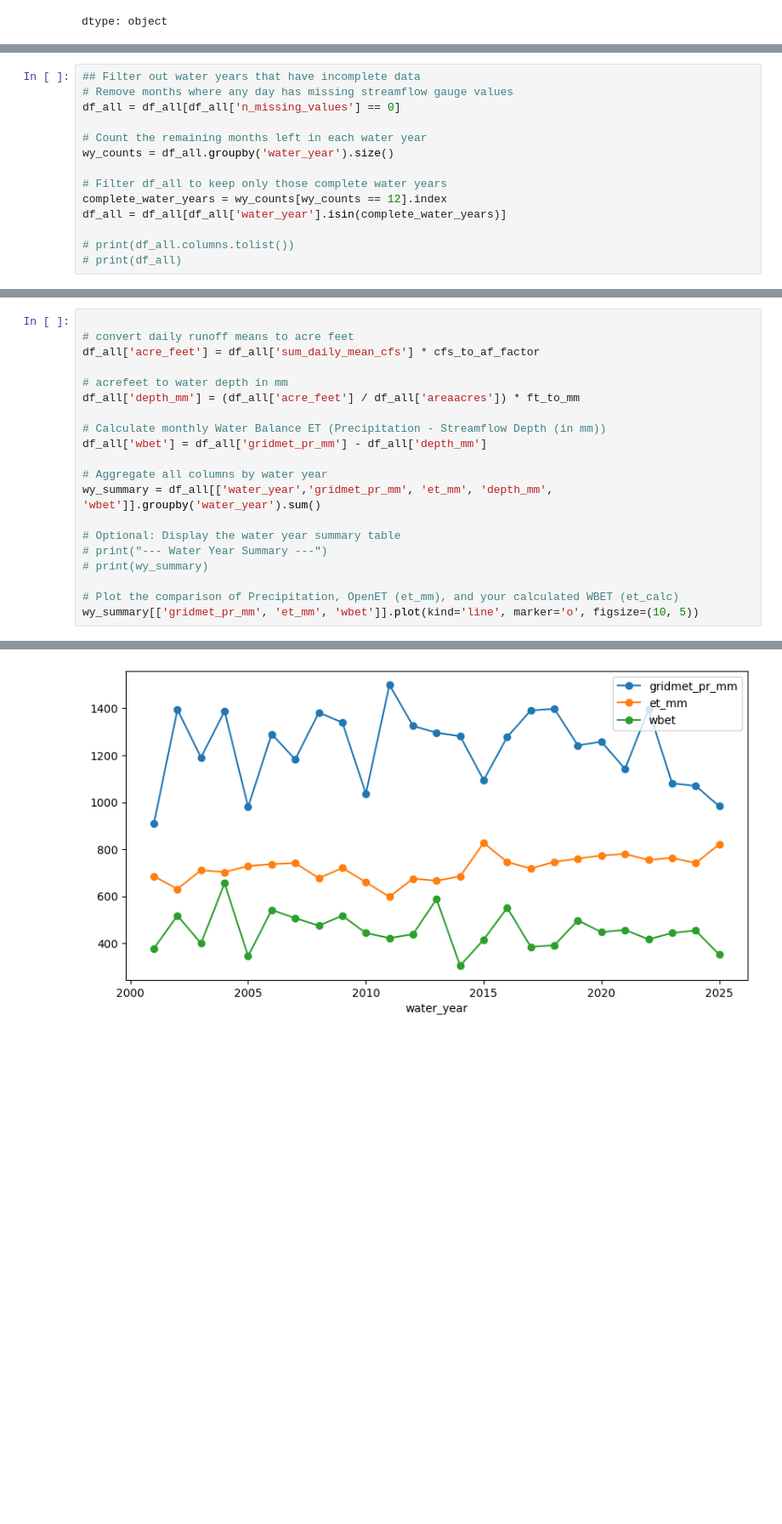
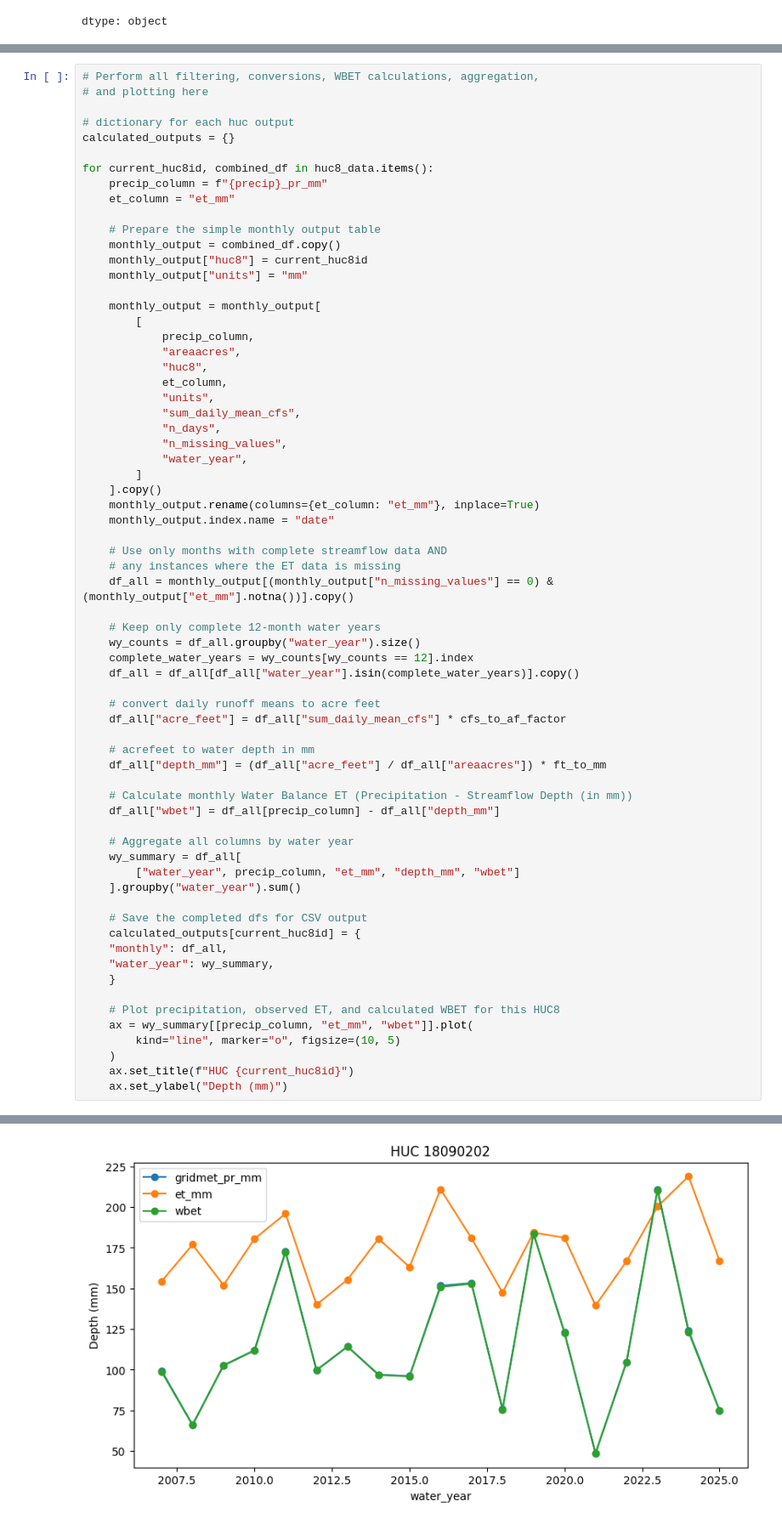
Before and after one commit to watrs-csumb/huc8basin-water-balance, a Jupyter notebook: water_balance_et.ipynb, the cells around one changed output, grey strips where cells are left out. Shown at 85% size. Saved outputs shown, nothing was run; the diff lists cells and outputs as text; blank space fills up the shorter version.

Commit message:
Updated wbet script, creates two csvs for two hucs, and two combined huc csvs

```diff
--- a/water_balance_et.ipynb
+++ b/water_balance_et.ipynb
@@ -338,15 +334 @@ This section removes any months with n_missing_values > 0, so all the final wbet
-# %%
-## Filter out water years that have incomplete data
-# Remove months where any day has missing streamflow gauge values
-df_all = df_all[df_all['n_missing_values'] == 0]
-
-# Count the remaining months left in each water year
-wy_counts = df_all.groupby('water_year').size()
-
-# Filter df_all to keep only those complete water years
-complete_water_years = wy_counts[wy_counts == 12].index
-df_all = df_all[df_all['water_year'].isin(complete_water_years)]
-
-# print(df_all.columns.tolist())
-# print(df_all)
 # %% [markdown]
@@ -366,23 +369,70 @@ WBET = P - Q
 
 `wy_summary` contains the water year aggregation table and is plotted at the end to compare WBET with observed ET
 # %%
+# Perform all filtering, conversions, WBET calculations, aggregation,
+# and plotting here
 
-# convert daily runoff means to acre feet
-df_all['acre_feet'] = df_all['sum_daily_mean_cfs'] * cfs_to_af_factor
+# dictionary for each huc output
+calculated_outputs = {}
 
-# acrefeet to water depth in mm
-df_all['depth_mm'] = (df_all['acre_feet'] / df_all['areaacres']) * ft_to_mm
+for current_huc8id, combined_df in huc8_data.items():
+    precip_column = f"{precip}_pr_mm"
+    et_column = "et_mm"
 
-# Calculate monthly Water Balance ET (Precipitation - Streamflow Depth (in mm))
-df_all['wbet'] = df_all['gridmet_pr_mm'] - df_all['depth_mm']
+    # Prepare the simple monthly output table
+    monthly_output = combined_df.copy()
+    monthly_output["huc8"] = current_huc8id
+    monthly_output["units"] = "mm"
 
-# Aggregate all columns by water year
-wy_summary = df_all[['water_year','gridmet_pr_mm', 'et_mm', 'depth_mm', 'wbet']].groupby('water_year').sum()
+    monthly_output = monthly_output[
+        [
+            precip_column,
+            "areaacres",
+            "huc8",
+            et_column,
+            "units",
+            "sum_daily_mean_cfs",
+            "n_days",
+            "n_missing_values",
+            "water_year",
+        ]
+    ].copy()
+    monthly_output.rename(columns={et_column: "et_mm"}, inplace=True)
+    monthly_output.index.name = "date"
 
-# Optional: Display the water year summary table
-# print("--- Water Year Summary ---")
-# print(wy_summary)
+    # Use only months with complete streamflow data AND
+    # any instances where the ET data is missing
+    df_all = monthly_output[(monthly_output["n_missing_values"] == 0) & (monthly_output["et_mm"].notna())].copy()
 
-# Plot the comparison of Precipitation, OpenET (et_mm), and your calculated WBET (et_calc)
-wy_summary[['gridmet_pr_mm', 'et_mm', 'wbet']].plot(kind='line', marker='o', figsize=(10, 5))
+    # Keep only complete 12-month water years
+    wy_counts = df_all.groupby("water_year").size()
+    complete_water_years = wy_counts[wy_counts == 12].index
+    df_all = df_all[df_all["water_year"].isin(complete_water_years)].copy()
+
+    # convert daily runoff means to acre feet
+    df_all["acre_feet"] = df_all["sum_daily_mean_cfs"] * cfs_to_af_factor
+
+    # acrefeet to water depth in mm
+    df_all["depth_mm"] = (df_all["acre_feet"] / df_all["areaacres"]) * ft_to_mm
+
+    # Calculate monthly Water Balance ET (Precipitation - Streamflow Depth (in mm))
+    df_all["wbet"] = df_all[precip_column] - df_all["depth_mm"]
+
+    # Aggregate all columns by water year
+    wy_summary = df_all[
+        ["water_year", precip_column, "et_mm", "depth_mm", "wbet"]
+    ].groupby("water_year").sum()
+
+    # Save the completed dfs for CSV output
+    calculated_outputs[current_huc8id] = {
+    "monthly": df_all,
+    "water_year": wy_summary,
+    }
+
+    # Plot precipitation, observed ET, and calculated WBET for this HUC8
+    ax = wy_summary[[precip_column, "et_mm", "wbet"]].plot(
+        kind="line", marker="o", figsize=(10, 5)
+    )
+    ax.set_title(f"HUC {current_huc8id}")
+    ax.set_ylabel("Depth (mm)")
 # %% [output]
@@ -390 +439 @@ wy_summary[['gridmet_pr_mm', 'et_mm', 'wbet']].plot(kind='line', marker='o', fig
-[figure, old version]
+[figure, new version]
```
Also changed, not shown: parts of 15 cells of this notebook.
